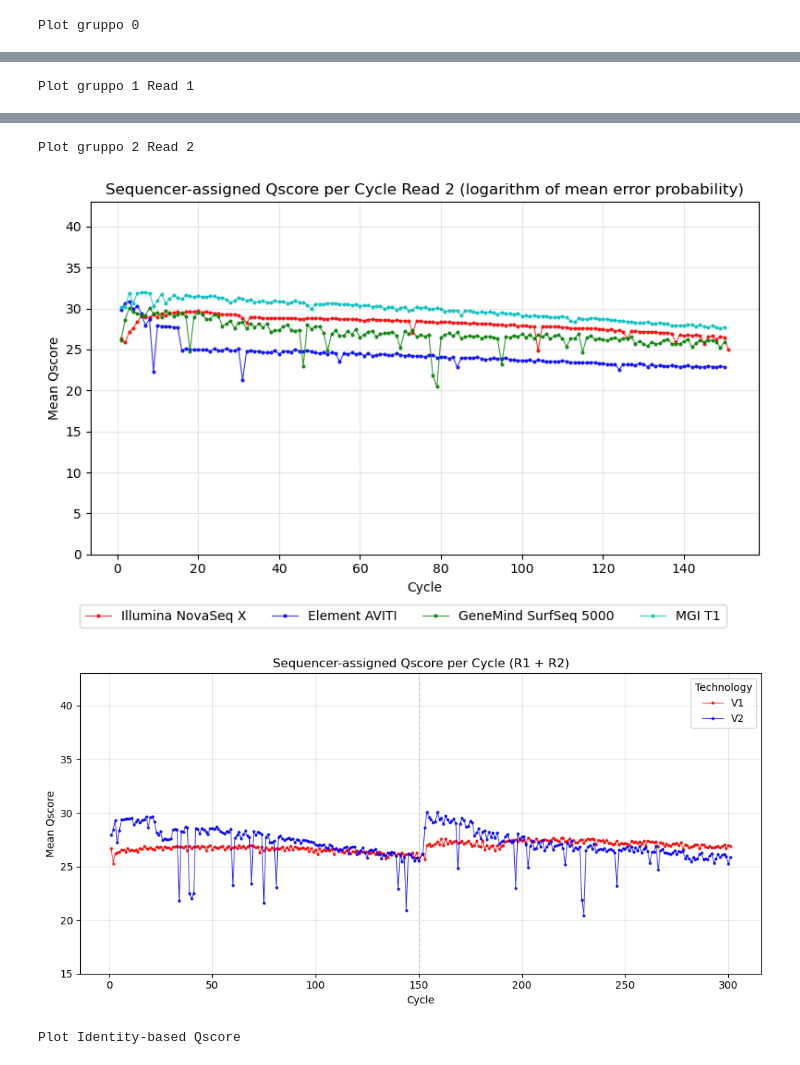
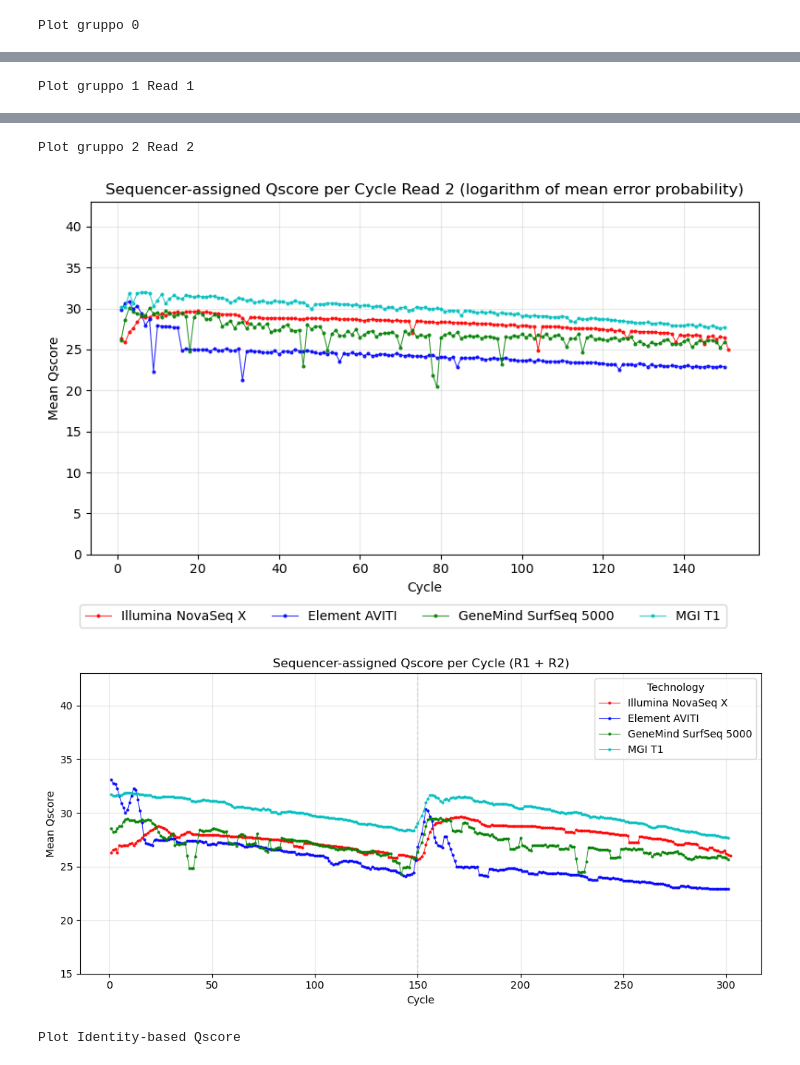
Before and after one commit to LucaBertoli/SnakeMake_Sequencing_Identity, a Jupyter notebook: scripts/plot_identity_BQ_stratifiction_per_cycle.ipynb, the cells around one changed output, grey strips where cells are left out. Drawn from its saved outputs; the diff is of its cells as text; code cells hidden in the pictures.

```diff
--- a/scripts/plot_identity_BQ_stratifiction_per_cycle.ipynb
+++ b/scripts/plot_identity_BQ_stratifiction_per_cycle.ipynb
@@ -253,17 +255,17 @@ for i, dfs in enumerate(tutti_tech_dfs):
 # SEQUENCER-ASSIGNED QSCORE PER CYCLE (R1 + R2 CONCATENATI)
 # ===============================
 
+tech_dict = {
+    "Illumina NovaSeq X": (df_tot_noBin_ns_R1, df_tot_noBin_ns_R2),
+    "Element AVITI": (df_tot_noBin_elm_R1, df_tot_noBin_elm_R2),
+    "GeneMind SurfSeq 5000": (df_tot_noBin_gm_R1, df_tot_noBin_gm_R2),
+    "MGI T1": (df_tot_noBin_mgi_R1, df_tot_noBin_mgi_R2)
+}
+
 # tech_dict = {
-#     "Illumina NovaSeq X": (df_tot_noBin_ns_R1, df_tot_noBin_ns_R2),
-#     "Element AVITI": (df_tot_noBin_elm_R1, df_tot_noBin_elm_R2),
-#     "GeneMind SurfSeq 5000": (df_tot_noBin_gm_R1, df_tot_noBin_gm_R2),
-#     "MGI T1": (df_tot_noBin_mgi_R1, df_tot_noBin_mgi_R2)
+#     "V1": (pd.read_csv("/home/comparazione_kit/calcolo_identità_sequenze_Sequenziatori/GeneMind_WGS/V1/IDENTITY_NA12878_GeneMind_GIAB_basequal_strat_cycle_read1.by_quality_cycle.tsv", delimiter="\t"), pd.read_csv("/home/comparazione_kit/calcolo_identità_sequenze_Sequenziatori/GeneMind_WGS/V1/IDENTITY_NA12878_GeneMind_GIAB_basequal_strat_cycle_read2.by_quality_cycle.tsv", delimiter="\t")),
+#     "V2": (pd.read_csv("/home/comparazione_kit/calcolo_identità_sequenze_Sequenziatori/GeneMind_WGS/V2/SnakeMake_Sequencing_Identity_HCR_common_GATK/NA12878_KAPA/IDENTITY_NA12878_KAPA_base_quality_stratification_by_quality_read1_cycle.tsv", delimiter="\t"), pd.read_csv("/home/comparazione_kit/calcolo_identità_sequenze_Sequenziatori/GeneMind_WGS/V2/SnakeMake_Sequencing_Identity_HCR_common_GATK/NA12878_KAPA/IDENTITY_NA12878_KAPA_base_quality_stratification_by_quality_read2_cycle.tsv", delimiter="\t"))
 # }
-
-tech_dict = {
-    "V1": (pd.read_csv("/home/comparazione_kit/calcolo_identità_sequenze_Sequenziatori/GeneMind_WGS/V1/IDENTITY_NA12878_GeneMind_GIAB_basequal_strat_cycle_read1.by_quality_cycle.tsv", delimiter="\t"), pd.read_csv("/home/comparazione_kit/calcolo_identità_sequenze_Sequenziatori/GeneMind_WGS/V1/IDENTITY_NA12878_GeneMind_GIAB_basequal_strat_cycle_read2.by_quality_cycle.tsv", delimiter="\t")),
-    "V2": (pd.read_csv("/home/comparazione_kit/calcolo_identità_sequenze_Sequenziatori/GeneMind_WGS/V2/SnakeMake_Sequencing_Identity_HCR_common_GATK/NA12878_KAPA/IDENTITY_NA12878_KAPA_base_quality_stratification_by_quality_read1_cycle.tsv", delimiter="\t"), pd.read_csv("/home/comparazione_kit/calcolo_identità_sequenze_Sequenziatori/GeneMind_WGS/V2/SnakeMake_Sequencing_Identity_HCR_common_GATK/NA12878_KAPA/IDENTITY_NA12878_KAPA_base_quality_stratification_by_quality_read2_cycle.tsv", delimiter="\t"))
-}
 
 fig, ax = plt.subplots(figsize=(10, 5))
 
@@ -323,34 +325,34 @@ for j, (tech_name, (df_r1, df_r2)) in enumerate(tech_dict.items()):
         alpha=0.8
     )
 
 # separatore R1 / R2
 ax.axvline(
     x=150,
     linestyle="--",
     linewidth=1,
     color="gray",
     alpha=0.3
 )
 
 # --- FORMATTAZIONE ---
 ax.set_title("Sequencer-assigned Qscore per Cycle (R1 + R2)")
 ax.set_xlabel("Cycle")
 ax.set_ylabel("Mean Qscore")
 ax.grid(True, alpha=0.3)
 ax.set_ylim(15, 43)
 
 ax.legend(title="Technology", fontsize=10, frameon=True)
 
 plt.tight_layout()
 plt.show()
 # %% [output]
 Plot gruppo 0
 [figure]
 Plot gruppo 1 Read 1
 [figure]
 Plot gruppo 2 Read 2
 [figure]
-[figure, old version]
+[figure, new version]
 # %%
 # Tre gruppi di dataframe
 tech_dfs_0 = {
```
Also changed, not shown: parts of 2 cells of this notebook, 4 other files.
